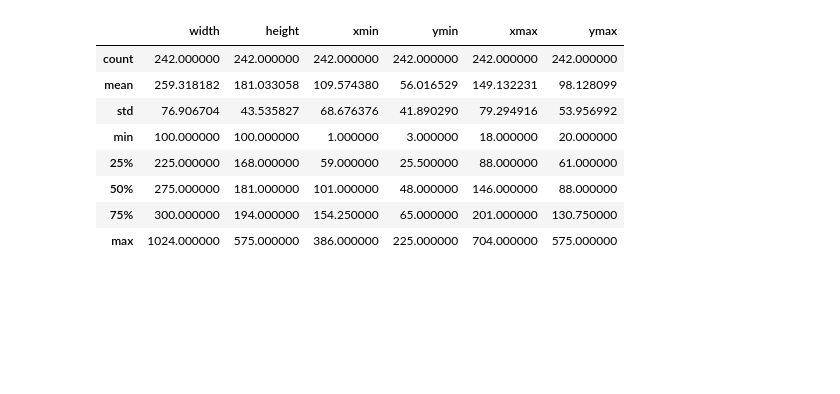
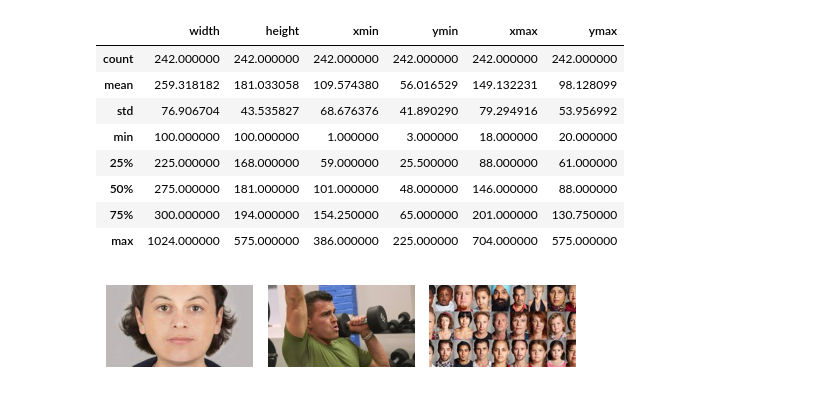
Before and after one commit to ThomasProce/legacy-face-detector, a Jupyter notebook: progetto_finale.ipynb, the cells around one changed output. Drawn from its saved outputs; the diff is of its cells as text; code cells hidden in the pictures; blank space fills up the shorter version.

```diff
--- a/progetto_finale.ipynb
+++ b/progetto_finale.ipynb
@@ -193,3 +196,24 @@ dataset.describe()
 | 50% | 275.000000 | 181.000000 | 101.000000 | 48.000000 | 146.000000 | 88.000000 |
 | 75% | 300.000000 | 194.000000 | 154.250000 | 65.000000 | 201.000000 | 130.750000 |
 | max | 1024.000000 | 575.000000 | 386.000000 | 225.000000 | 704.000000 | 575.000000 |
+# %%
+
+num_images = 3  # Number of images to display
+fig, axes = plt.subplots(1, num_images, figsize=(5, 5))
+
+# Iterate through a subset of image files (adjust the range as needed)
+for i, img_path in enumerate(all_jpeg[:num_images]):
+    # Read the image using imread
+    img = imread(img_path)
+
+    # Display the image in the corresponding subplot
+    axes[i].imshow(img)
+    axes[i].axis('off')
+
+# Adjust spacing between subplots
+plt.tight_layout()
+
+# Show the plot
+plt.show()
+# %% [output]
+[figure, added]
```
Also changed, not shown: parts of 8 cells of this notebook.
